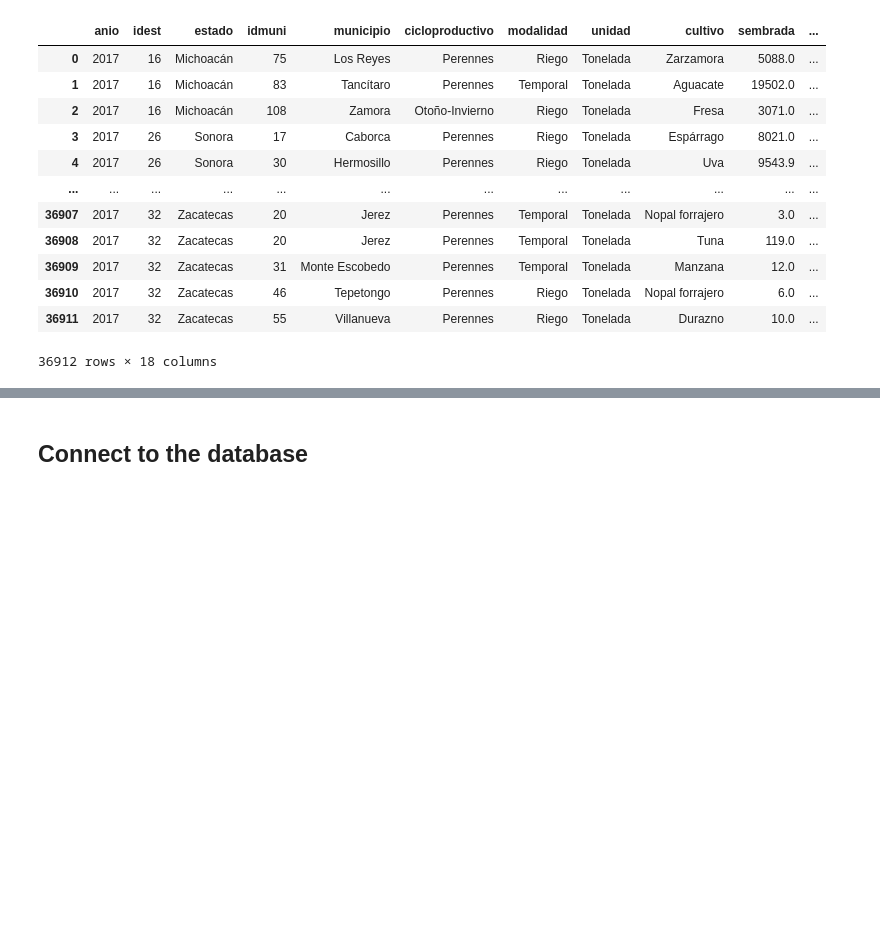
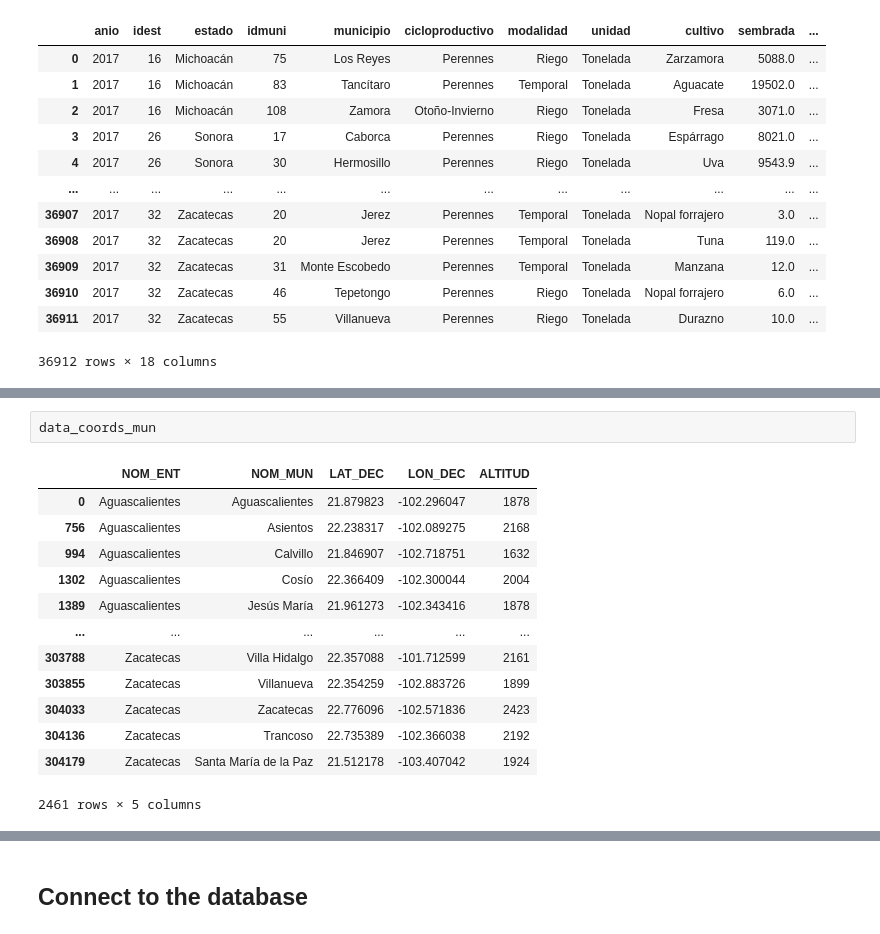
Before and after one commit to EduardoChaconAlmada/Project2team5, a Jupyter notebook: Agri_EDA_2017.ipynb, the cells around one changed output, grey strips where cells are left out. Saved outputs shown, nothing was run; the diff lists cells and outputs as text; blank space fills up the shorter version.

```diff
--- a/Agri_EDA_2017.ipynb
+++ b/Agri_EDA_2017.ipynb
@@ -167,0 +251,16 @@ data_a
+# %%
+data_coords_mun
+# %% [output]
+|  | NOM_ENT | NOM_MUN | LAT_DEC | LON_DEC | ALTITUD |
+| 0 | Aguascalientes | Aguascalientes | 21.879823 | -102.296047 | 1878 |
+| 756 | Aguascalientes | Asientos | 22.238317 | -102.089275 | 2168 |
+| 994 | Aguascalientes | Calvillo | 21.846907 | -102.718751 | 1632 |
+| 1302 | Aguascalientes | Cosío | 22.366409 | -102.300044 | 2004 |
+| 1389 | Aguascalientes | Jesús María | 21.961273 | -102.343416 | 1878 |
+| ... | ... | ... | ... | ... | ... |
+| 303788 | Zacatecas | Villa Hidalgo | 22.357088 | -101.712599 | 2161 |
+| 303855 | Zacatecas | Villanueva | 22.354259 | -102.883726 | 1899 |
+| 304033 | Zacatecas | Zacatecas | 22.776096 | -102.571836 | 2423 |
+| 304136 | Zacatecas | Trancoso | 22.735389 | -102.366038 | 2192 |
+| 304179 | Zacatecas | Santa María de la Paz | 21.512178 | -103.407042 | 1924 |
+2461 rows × 5 columns
```
Also changed, not shown: parts of 15 cells of this notebook.
